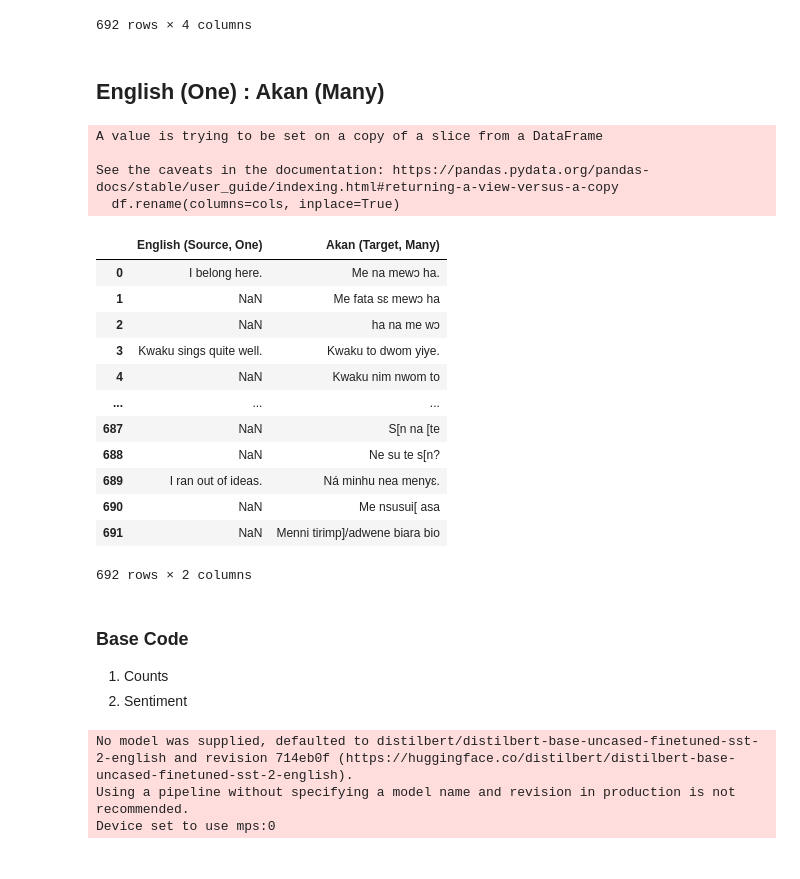
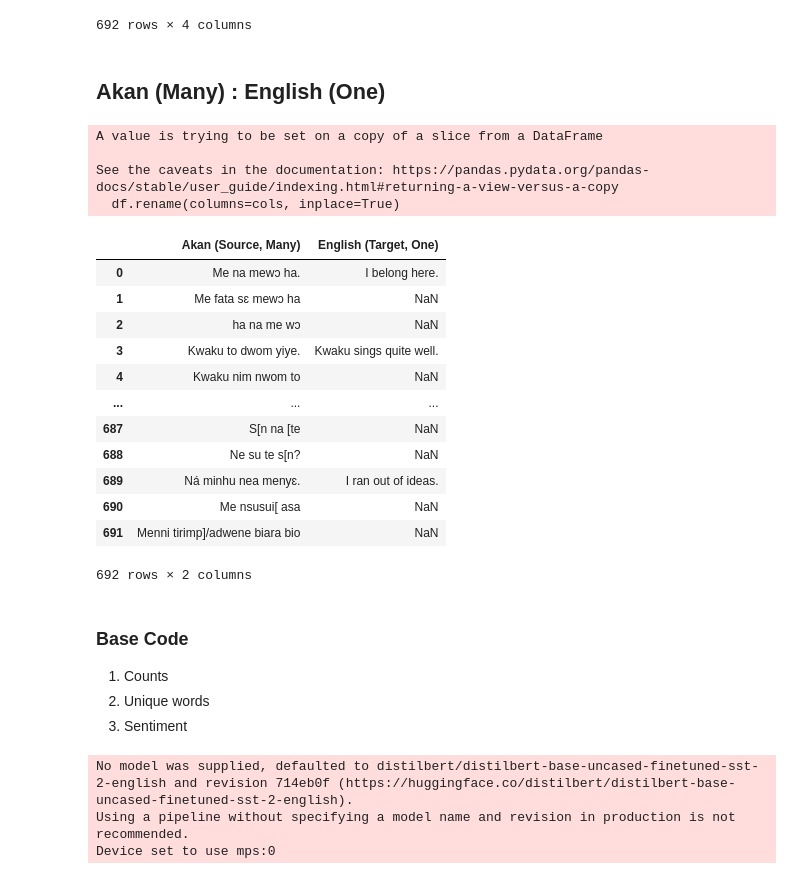
Before and after one commit to Brinkley97/comp-express-mt, a Jupyter notebook: notebook_experiments/dataset_analysis-main.ipynb, the cells around one changed output. Cells and saved outputs as stored; diff of their text form; code cells hidden in the pictures.

Commit message:
feat: more stats- #words per, #sentiment label, etc

```diff
--- a/notebook_experiments/dataset_analysis-main.ipynb
+++ b/notebook_experiments/dataset_analysis-main.ipynb
@@ -53,40 +53,42 @@ DataProcessing.drop_data_from_df(df, cols_to_drop)
 | 691 | NaN | Menni tirimp]/adwene biara bio | NaN | NaN |
 692 rows × 4 columns
 # %% [markdown]
-## English (One) : Akan (Many)
+## Akan (Many) : English (One)
 # %%
-eng_source_one = "English (Source, One)"
-akan_target_many = "Akan (Target, Many)"
-cols_to_rename = {"Unnamed: 0": eng_source_one,
-                  "Akuapem": akan_target_many
-                  }
-one_to_many_cols = [0, 1]
-base_eng_to_akan_df = DataProcessing.split_df_mappings(df, one_to_many_cols)
+akan_source_many = "Akan (Source, Many)"
+eng_target_one = "English (Target, One)"
+cols_to_rename = {
+    "Akuapem": akan_source_many,
+    "Unnamed: 0": eng_target_one
+    }
+many_to_one_cols = [1, 0]
+base_akan_to_eng_df = DataProcessing.split_df_mappings(df, many_to_one_cols)
 
-DataProcessing.rename_df_cols(base_eng_to_akan_df, cols_to_rename)
+DataProcessing.rename_df_cols(base_akan_to_eng_df, cols_to_rename)
 # %% [output]
 A value is trying to be set on a copy of a slice from a DataFrame
 
 See the caveats in the documentation: https://pandas.pydata.org/pandas-docs/stable/user_guide/indexing.html#returning-a-view-versus-a-copy
   df.rename(columns=cols, inplace=True)
-|  | English (Source, One) | Akan (Target, Many) |
-| 0 | I belong here. | Me na mewɔ ha. |
-| 1 | NaN | Me fata sɛ mewɔ ha |
-| 2 | NaN | ha na me wɔ |
-| 3 | Kwaku sings quite well. | Kwaku to dwom yiye. |
-| 4 | NaN | Kwaku nim nwom to |
+|  | Akan (Source, Many) | English (Target, One) |
+| 0 | Me na mewɔ ha. | I belong here. |
+| 1 | Me fata sɛ mewɔ ha | NaN |
+| 2 | ha na me wɔ | NaN |
+| 3 | Kwaku to dwom yiye. | Kwaku sings quite well. |
+| 4 | Kwaku nim nwom to | NaN |
 | ... | ... | ... |
-| 687 | NaN | S[n na [te |
-| 688 | NaN | Ne su te s[n? |
-| 689 | I ran out of ideas. | Ná minhu nea menyɛ. |
-| 690 | NaN | Me nsusui[ asa |
-| 691 | NaN | Menni tirimp]/adwene biara bio |
+| 687 | S[n na [te | NaN |
+| 688 | Ne su te s[n? | NaN |
+| 689 | Ná minhu nea menyɛ. | I ran out of ideas. |
+| 690 | Me nsusui[ asa | NaN |
+| 691 | Menni tirimp]/adwene biara bio | NaN |
 692 rows × 2 columns
 # %% [markdown]
 ### Base Code
 
 1. Counts
-2. Sentiment
+2. Unique words
+3. Sentiment
 # %%
 def counts_from_mappings_df(df: pd.DataFrame, col_name: str, stats: dict):
     no_nan_df = df.loc[: , [col_name]].dropna()
```
Also changed, not shown: parts of 17 cells of this notebook.
